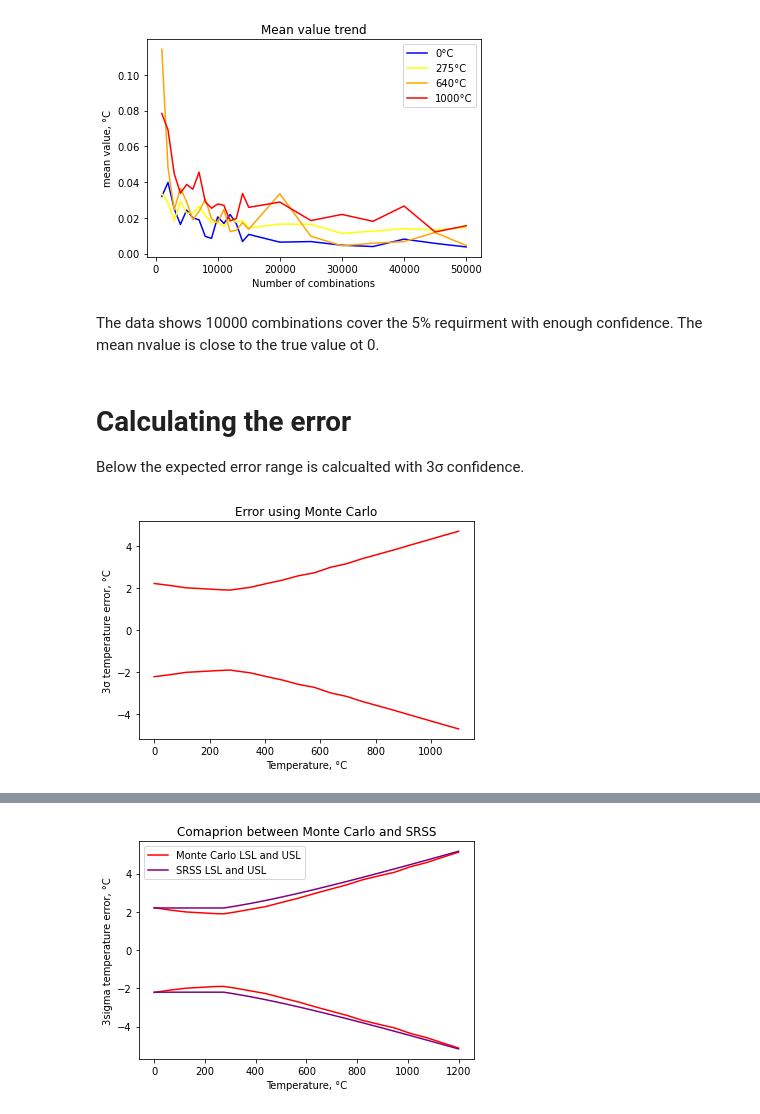
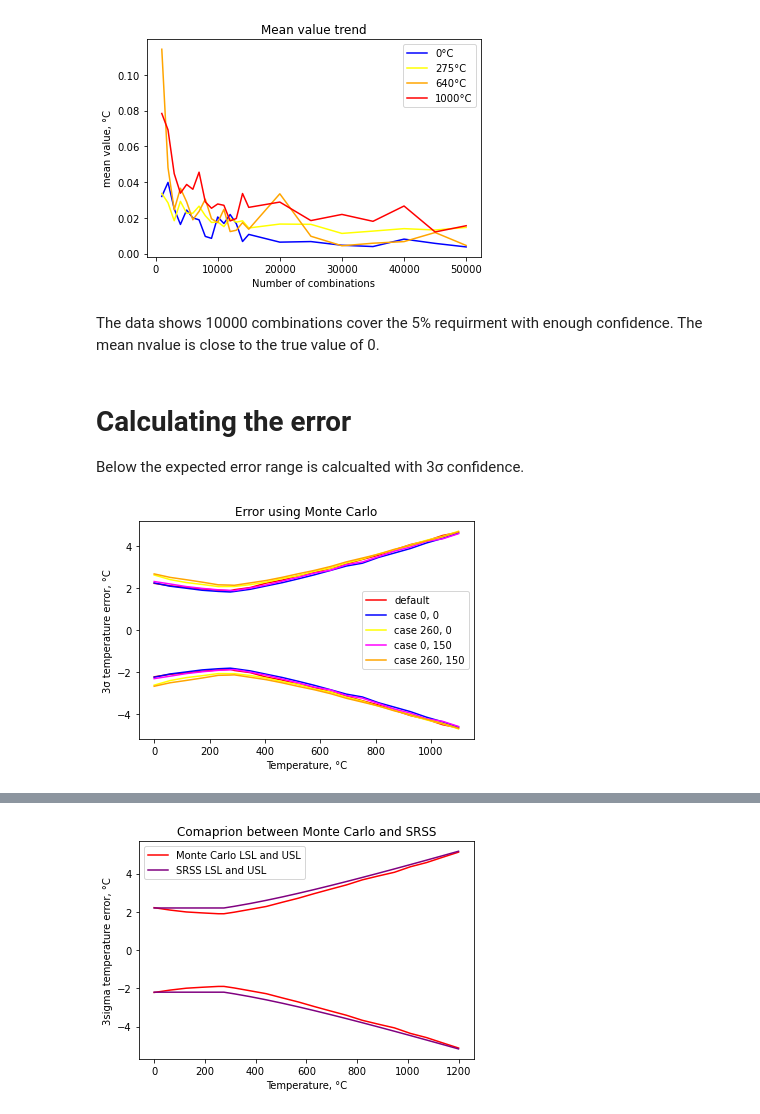
Before and after one commit to Chehlarov/Math-for-devs, a Jupyter notebook: 99 - TC project/N-type thermocouple accuracy calculation using Monte Carlo.ipynb, the cells around one changed output, grey strips where cells are left out. Saved outputs shown, nothing was run; the diff lists cells and outputs as text; code cells hidden in the pictures.

```diff
--- a/99 - TC project/N-type thermocouple accuracy calculation using Monte Carlo.ipynb
+++ b/99 - TC project/N-type thermocouple accuracy calculation using Monte Carlo.ipynb
@@ -271,21 +271,36 @@ measurment_accuracy_mc()
 [figure]
 [figure]
 # %% [markdown]
-The data shows 10000 combinations cover the 5% requirment with enough confidence. The mean nvalue is close to the true value ot 0.
+The data shows 10000 combinations cover the 5% requirment with enough confidence. The mean nvalue is close to the true value of 0.
 # %% [markdown]
 # Calculating the error
 Below the expected error range is calcualted with 3σ confidence.
-# %%
-def error_in_temperature_range(t_min, t_max, function):
-    x = np.linspace(t_min, t_max, 20)
-    x = np.sort(np.append(x, [1.1/0.004])) #adding a key point from lead accuracy specificaion
-    y, y_dev = np.vectorize(function)(x)
-    plt.plot(x, 3*y_dev, color = "red")
-    plt.plot(x, -3*y_dev, color = "red")
-    plt.title("Error using Monte Carlo")
-    plt.xlabel("Temperature, °C")
-    plt.ylabel("3σ temperature error, °C")
-    plt.show()
-error_in_temperature_range(0, 1100, range_of_error_monte_carlo)
-# %% [output]
-[figure, removed]
+# %%
+def plot_mc_errors(t_min, t_max):
+    x = np.linspace(t_min, t_max, 20)
+    x = np.sort(np.append(x, [1.1/0.004])) #adding a key point from lead accuracy specificaion
+    temperature_cases = {"default": [None, None, "red"],
+                         "case 0, 0": [0, 0, "blue"],
+                         "case 260, 0": [260, 0, "yellow"],
+                         "case 0, 150": [0, 150, "magenta"],
+                         "case 260, 150": [260, 150, "orange"]}
+    envelop_temp = []
+    calc_mc_mean_and_stdev = np.vectorize(range_of_error_monte_carlo)
+    plt.title("Error using Monte Carlo")
+    plt.xlabel("Temperature, °C")
+    plt.ylabel("3σ temperature error, °C")
+    for key, value in temperature_cases.items():
+        _, y_dev = calc_mc_mean_and_stdev(x, t_weld=value[0], t_cold_junction=value[1])
+        envelop_temp.append(y_dev)
+        plt.plot(x, 3*y_dev, color = value[2], label=key)
+        plt.plot(x, -3*y_dev, color = value[2])
+    plt.legend()
+    plt.show()
+    envelop = []
+    for i in range(len(envelop_temp[0])):
+        envelop.append(max([3*v[i] for v in envelop_temp]))
+    return x, np.array(envelop)
+envelop_data = plot_mc_errors(0, 1100)
+# range_of_error_monte_carlo(t, t_weld = None, t_cold_junction = None, number_of_combos = None)
+# %% [output]
+[figure, added]
```
Also changed, not shown: parts of 16 cells of this notebook.
